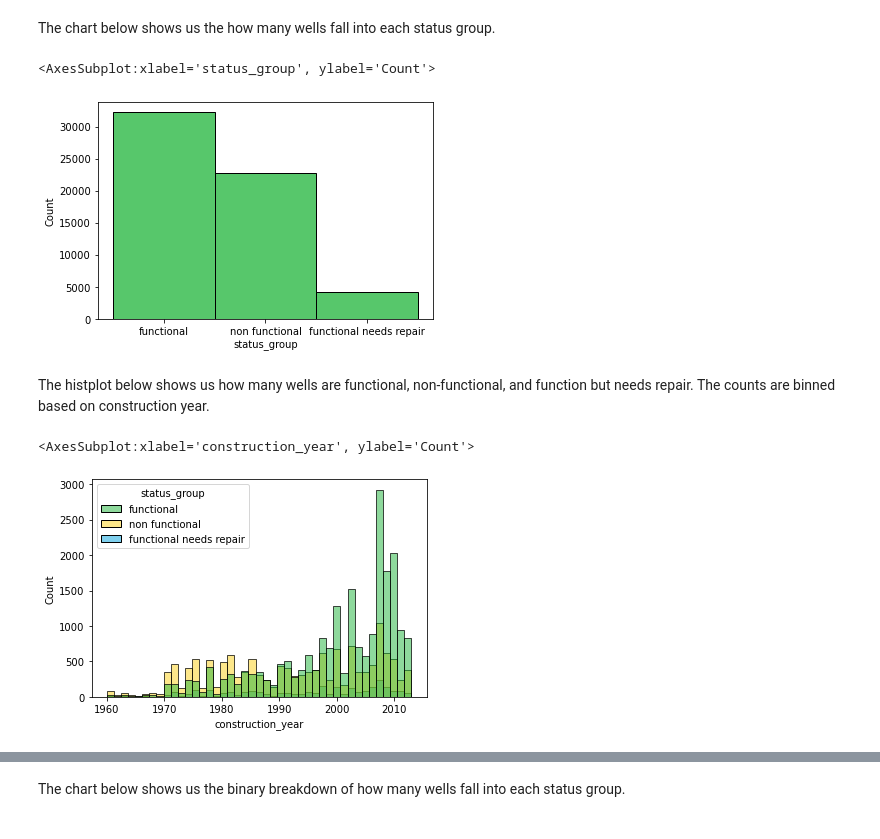
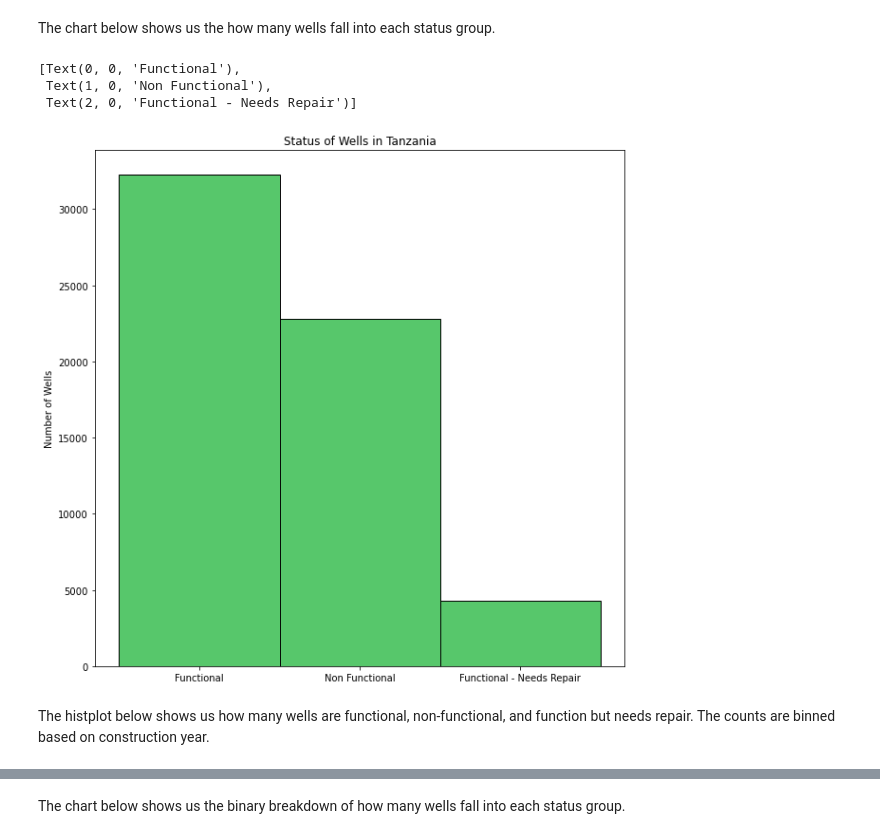
Before and after one commit to fetterollie/Tanzanian-Water-Wells, a Jupyter notebook: main/index.ipynb, the cells around one changed output, grey strips where cells are left out. Drawn from its saved outputs; the diff is of its cells as text; code cells hidden in the pictures.

Commit message:
log loss updates, visuals update

```diff
--- a/main/index.ipynb
+++ b/main/index.ipynb
@@ -674,15 +680,20 @@ X = df.drop(cols_to_drop, axis=1)
 y = df.binary_status
 # %% [markdown]
 The chart below shows us the how many wells fall into each status group.
-# %%
-sns.histplot(x=df.status_group, color='#1FB53A')
-# %% [output]
-<AxesSubplot:xlabel='status_group', ylabel='Count'>
-[figure, removed]
+# %%
+fig, ax = plt.subplots(figsize=(10,10))
+
+sns.histplot(x=df.status_group, color='#1FB53A')
+
+
+ax.set_title('Status of Wells in Tanzania')
+ax.set_ylabel('Number of Wells')
+ax.set_xlabel('')
+ax.set_xticklabels(['Functional', 'Non Functional', 'Functional - Needs Repair'])
+# %% [output]
+[Text(0, 0, 'Functional'),
+ Text(1, 0, 'Non Functional'),
+ Text(2, 0, 'Functional - Needs Repair')]
+[figure, added]
 # %% [markdown]
 The histplot below shows us how many wells are functional, non-functional, and function but needs repair. The counts are binned based on construction year.
-# %%
-sns.histplot(data=df, x='construction_year', hue='status_group', palette=gn_yl_bu_pal)
-# %% [output]
-<AxesSubplot:xlabel='construction_year', ylabel='Count'>
-[figure, removed]
```
Also changed, not shown: parts of 41 cells of this notebook.
